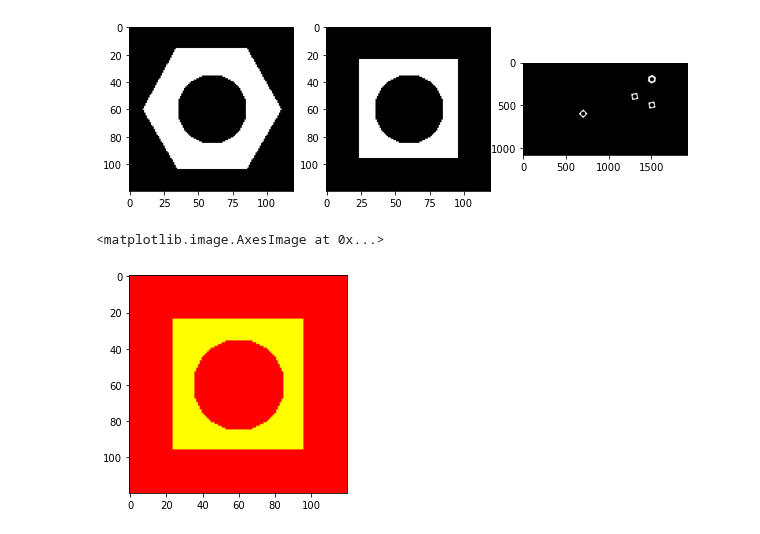
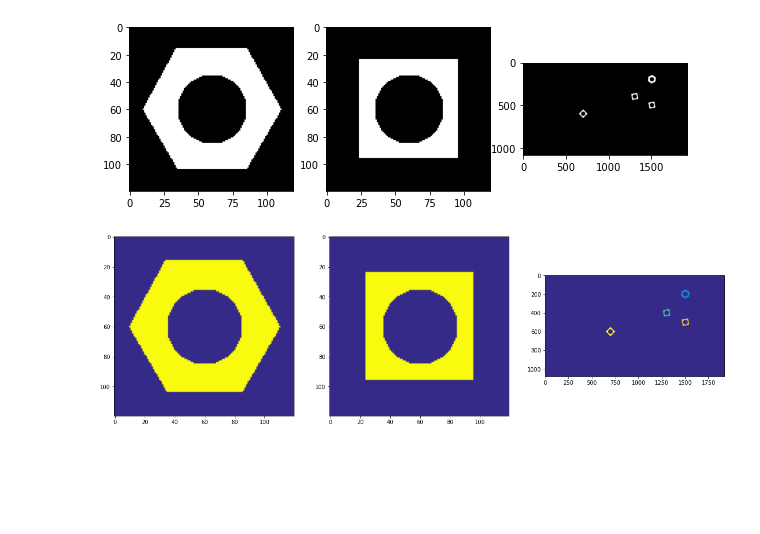
Before and after one commit to dakshinatharindu/Image-Processing, a Jupyter notebook: Assignment-03/160622R_a03.ipynb, the cells around one changed output. Drawn from its saved outputs; the diff is of its cells as text; code cells hidden in the pictures; blank space fills up the shorter version.

Commit message:
complete the connectedComponentsWithStats part

```diff
--- a/Assignment-03/160622R_a03.ipynb
+++ b/Assignment-03/160622R_a03.ipynb
@@ -44,6 +42,16 @@ retval, labels, stats, centroids = cv.connectedComponentsWithStats(squarenut_tem
-# %%
-im = cv.applyColorMap((labels/np.amax(labels)*255).astype('uint8'), cv.COLORMAP_AUTUMN)
-plt.imshow(cv.cvtColor(im, cv.COLOR_BGR2RGB))
-# %% [output]
-<matplotlib.image.AxesImage at 0x...>
-[figure, removed]
+# %%
+hexnut_template_retval, hexnut_template_labels, hexnut_template_stats, hexnut_template_centroids = cv.connectedComponentsWithStats(hexnut_template_closed)
+squarenut_template_retval, squarenut_template_labels, squarenut_template_stats, squarenut_template_centroids = cv.connectedComponentsWithStats(squarenut_template_closed)
+conveyor_f100_retval, conveyor_f100_labels, conveyor_f100_stats, conveyor_f100_centroids = cv.connectedComponentsWithStats(conveyor_f100_closed)
+
+hexnut_template_colormap = cv.applyColorMap((hexnut_template_labels/np.amax(hexnut_template_labels)*255).astype('uint8'), cv.COLORMAP_PARULA)
+squarenut_template_colormap = cv.applyColorMap((squarenut_template_labels/np.amax(squarenut_template_labels)*255).astype('uint8'), cv.COLORMAP_PARULA)
+conveyor_f100_colormap = cv.applyColorMap((conveyor_f100_labels/np.amax(conveyor_f100_labels)*255).astype('uint8'), cv.COLORMAP_PARULA)
+
+fig, ax = plt. subplots(1,3,figsize=(20, 10))
+ax[0].imshow(cv.cvtColor(hexnut_template_colormap, cv.COLOR_BGR2RGB))
+ax[1].imshow(cv.cvtColor(squarenut_template_colormap, cv.COLOR_BGR2RGB))
+ax[2].imshow(cv.cvtColor(conveyor_f100_colormap, cv.COLOR_BGR2RGB))
+plt.show()
+# %% [output]
+[figure, added]
```
Also changed, not shown: parts of 2 cells of this notebook.
